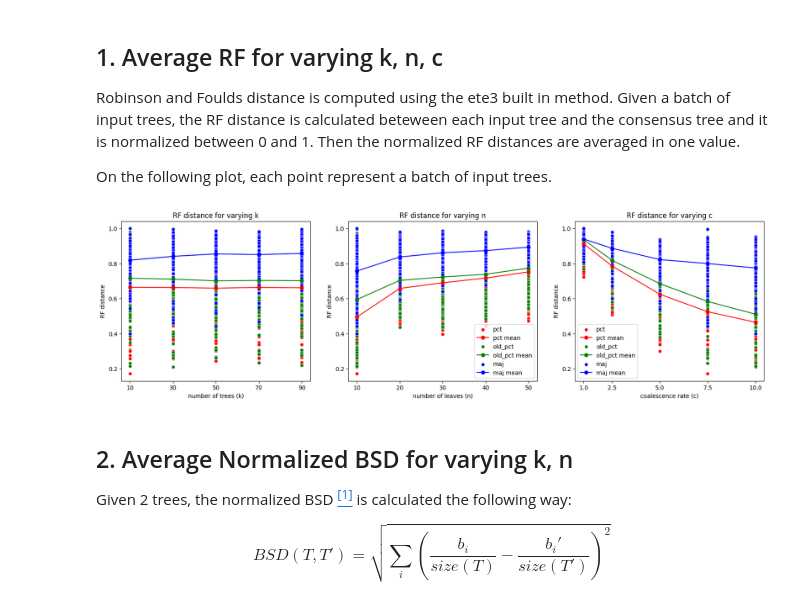
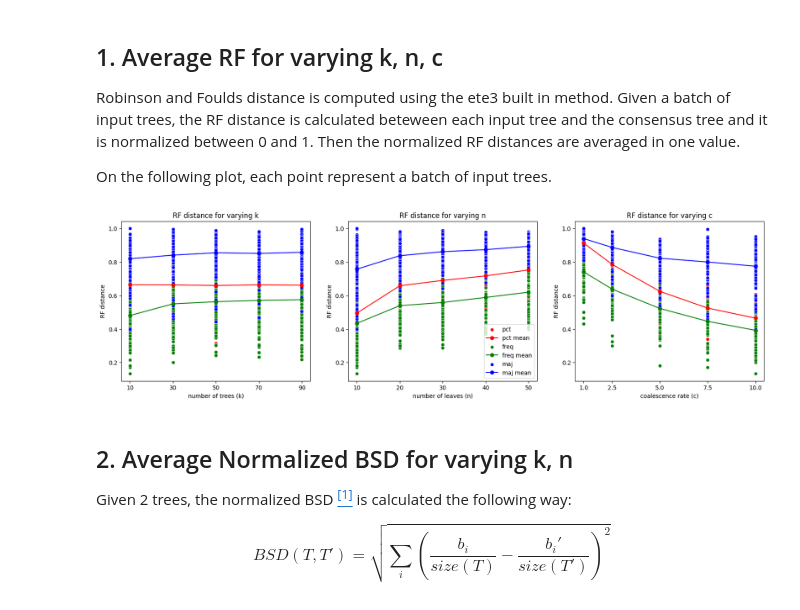
Before and after one commit to tahiri-lab/PrismTree, a Jupyter notebook: src/analysis.ipynb, the cells around one changed output. Saved outputs shown, nothing was run; the diff lists cells and outputs as text; code cells hidden in the pictures.

Commit message:
compare frequency diff + plot complexity

```diff
--- a/src/analysis.ipynb
+++ b/src/analysis.ipynb
@@ -16,8 +16,7 @@ import os
 from utils import plots
 import matplotlib.pyplot as plt
 
-RESULTS_FILE = "../outputs/eval/HS.json"
-ALGS = {"pct": "red", "old_pct": "green", "maj": "blue"}
+RESULTS_FILE = "../outputs/eval/HS_3.json"
 
 with open(RESULTS_FILE, "r") as f:
     data = json.load(f)
@@ -30,26 +29,27 @@ On the following plot, each point represent a batch of input trees.
 # %%
 fig, (ax1, ax2, ax3) = plt.subplots(nrows=1, ncols=3, figsize=(20, 5))
 
+alg1 = {"pct": "red", "freq": "green", "maj": "blue"}
 plots.plot_metric(data, ALGS, "rf", ax1, ax2, ax3)
 
 ax1.set_title("RF distance for varying k")
 ax1.set_xlabel("number of trees (k)")
 ax1.set_ylabel("RF distance")
 ax1.legend().remove()
 
 ax2.set_title("RF distance for varying n")
 ax2.set_xlabel("number of leaves (n)")
 ax2.set_ylabel("RF distance")
 ax2.legend()
 
 ax3.set_title("RF distance for varying c")
 ax3.set_xlabel("coalescence rate (c)")
 ax3.set_ylabel("RF distance")
-ax3.legend()
+ax3.legend().remove()
 
 plt.show()
 # %% [output]
-[figure, old version]
+[figure, new version]
 # %% [markdown]
 ## 2. Average Normalized BSD for varying k, n
 
```
Also changed, not shown: parts of 2 cells of this notebook, 6 other files.
